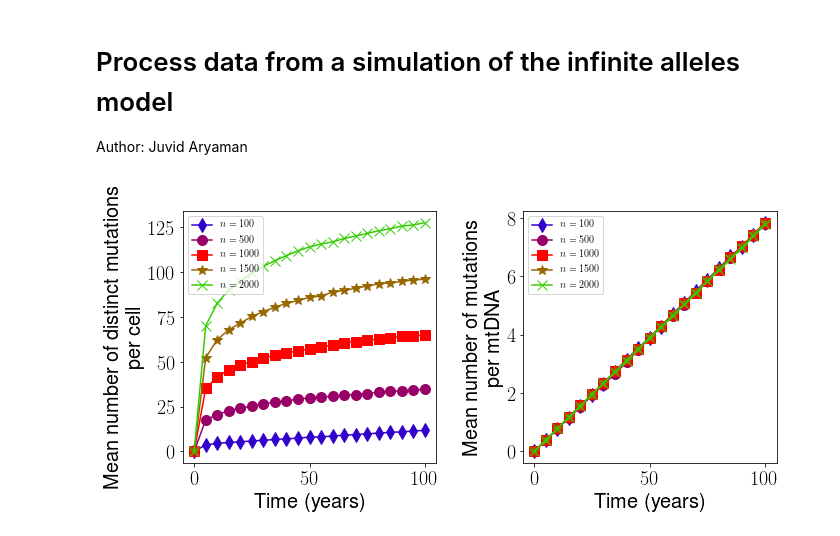
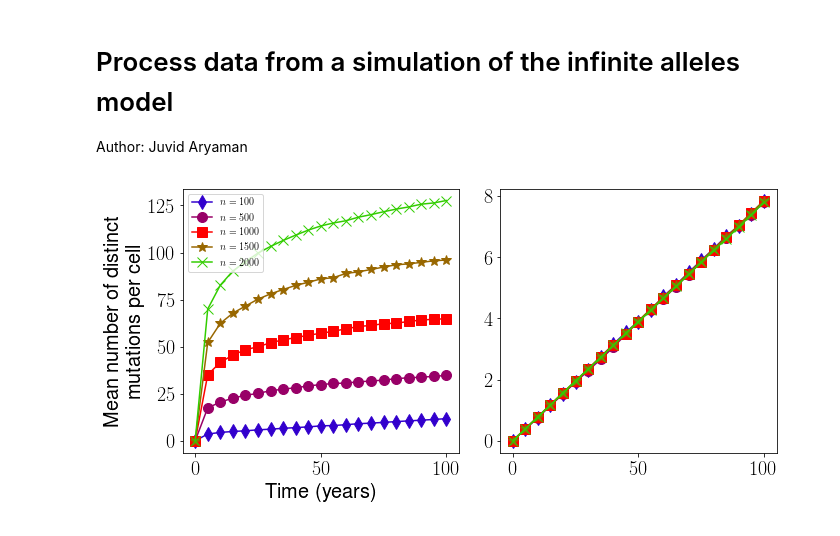
Before and after one commit to ImperialCollegeLondon/MitoNetworksGenetics, a Jupyter notebook: Moran_infinite_sites/N_sweep/Process_infinite_sites.ipynb, the cells around one changed output. Saved outputs shown, nothing was run; the diff lists cells and outputs as text; code cells hidden in the pictures.

```diff
--- a/Moran_infinite_sites/N_sweep/Process_infinite_sites.ipynb
+++ b/Moran_infinite_sites/N_sweep/Process_infinite_sites.ipynb
@@ -32,34 +32,34 @@ symbols = ['d','o','s','*','x']
 # %%
 fig, axs = plt.subplots(1,2, figsize = (2*5,5))
 axs = axs.ravel()
 for i, n in enumerate(n_arr):
     data = pd.read_csv('output_{}.txt'.format(n), delimiter=',',skiprows=5)
 
     data['n_hom_mutants'] = data['n_mutants'] - data['n_het_mutants']
 
     g = data[['t','n_mutants','n_het_mutants','n_hom_mutants','mean_mutn_indiv','std_mutn_indiv']].groupby('t')
 
     means = g.mean()
     stds = g.std(ddof=1)
 
 
     ax = axs[0]
     ax.plot(means.index/365.0,means['n_mutants'], '-{}'.format(symbols[i]),
                 color = cvals[i], label = '$n={}$'.format(n))
-    ax.set_xlabel('Time (years)')
-    ax.set_ylabel('Mean number of distinct mutations\n per cell')
 
 
     ax = axs[1]
     ax.plot(means.index/365.0,means['mean_mutn_indiv'], '-{}'.format(symbols[i]),
                 color = cvals[i], label = '$n={}$'.format(n))
-    ax.set_xlabel('Time (years)')
-    ax.set_ylabel('Mean number of mutations\n per mtDNA')
+    #ax.set_xlabel('Time (years)')
+    #ax.set_ylabel('Mean number of mutations\n per mtDNA')
 
-for i in range(2):
-    axs[i].legend(prop={'size':10}, loc = "upper left")
+axs[0].set_xlabel('Time (years)')
+axs[0].set_ylabel('Mean number of distinct \nmutations per cell')
+
+axs[0].legend(prop={'size':10}, loc = "upper left")
 
 plt.tight_layout()
-#plt.savefig('inf_sites_n.svg')
+plt.savefig('inf_sites_n.svg')
 # %% [output]
-[figure, old version]
+[figure, new version]
```
Also changed, not shown: 3 other files.
